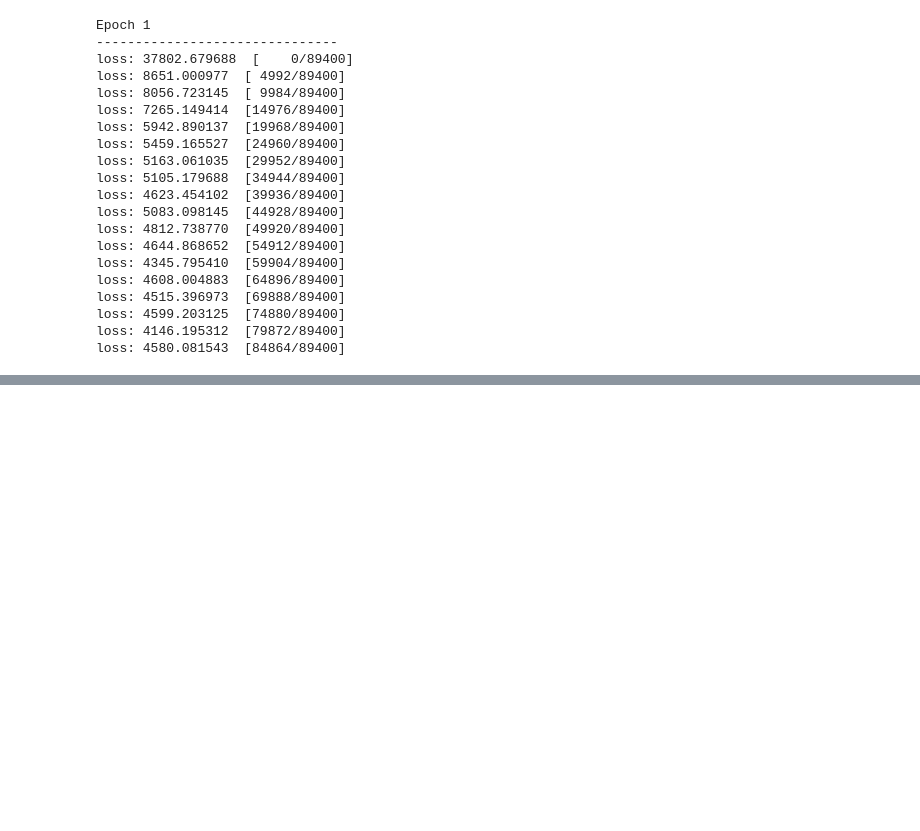
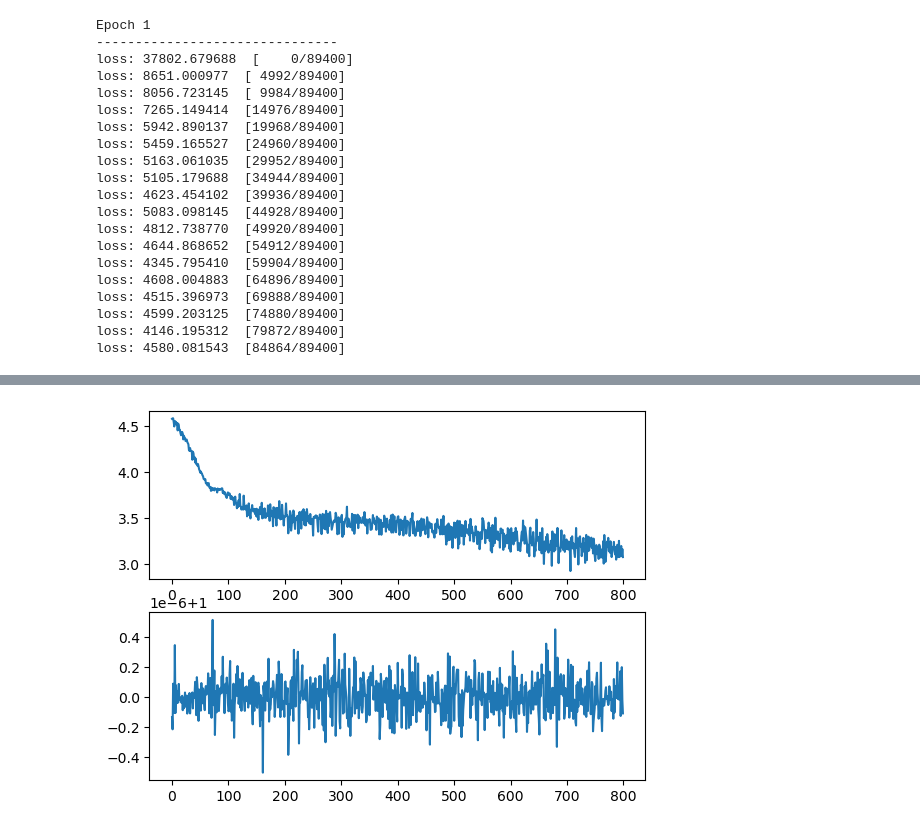
Before and after one commit to JorgeVanco/image-generator, a Jupyter notebook: src/play.ipynb, the cells around one changed output, grey strips where cells are left out. Cells and saved outputs as stored; diff of their text form; code cells hidden in the pictures; blank space fills up the shorter version.

Commit message:
conv_autoencoder

```diff
--- a/src/play.ipynb
+++ b/src/play.ipynb
@@ -170,0 +201,24 @@ Clipping input data to the valid range for imshow with RGB data ([0..1] for floa
+# %%
+class ConvDecoder(nn.Module):
+    def __init__(self) -> None:
+        super(ConvDecoder, self).__init__()
+        self.decoder = nn.Sequential(
+            nn.Unflatten(1, (-1, 1, 1)),  # mx128x1x1
+            nn.Upsample(scale_factor=2),  # mx128x2x2
+            nn.Conv2d(128, 64, kernel_size=(2, 2), padding="same"),  # mx128x2x2
+            nn.Upsample(scale_factor=2),
+            nn.Conv2d(64, 32, kernel_size=(2, 2), padding="same"),  # mx32x4x4
+            nn.Upsample(scale_factor=2),
+            nn.Conv2d(32, 16, kernel_size=(2, 2), padding="same"),  # mx16x8x8
+            nn.Upsample(scale_factor=2),
+            nn.Conv2d(16, 16, kernel_size=(2, 2), padding="same"),  # mx16x16x16
+            # nn.Conv2d(16, 3, kernel_size=(2, 2), padding="same"),  # mx3x16x16
+            nn.Flatten(1),
+            nn.Linear(16 * 16 * 16, 3 * 16 * 16),
+            nn.ReLu(),
+            nn.Unflatten(1, (3, 16, 16)),
+        )
+
+    def forward(self, x: Tensor) -> Tensor:
+        x = self.decoder(x)
+        return x
@@ -170,0 +314,5 @@ Clipping input data to the valid range for imshow with RGB data ([0..1] for floa
+# %%
+scheduler = ExponentialLR(optimizer, gamma=0.9)
+auto = ConvAutoEncoder()
+optimizer = Adam(auto.parameters(), lr=0.01)
+auto(images).shape
@@ -170,0 +321,2 @@ Clipping input data to the valid range for imshow with RGB data ([0..1] for floa
+# %%
+losses, gradients = train_loop(dataloader, auto, MSELoss(), optimizer, epochs=100)
@@ -170,0 +341,8 @@ Clipping input data to the valid range for imshow with RGB data ([0..1] for floa
+# %%
+
+fig, axes = plt.subplots(2)
+axes[0].plot(torch.log10(torch.tensor(losses)))
+axes[1].plot(gradients)
+plt.show()
+# %% [output]
+[figure, added]
```
Also changed, not shown: parts of 17 cells of this notebook, 4 other files.
